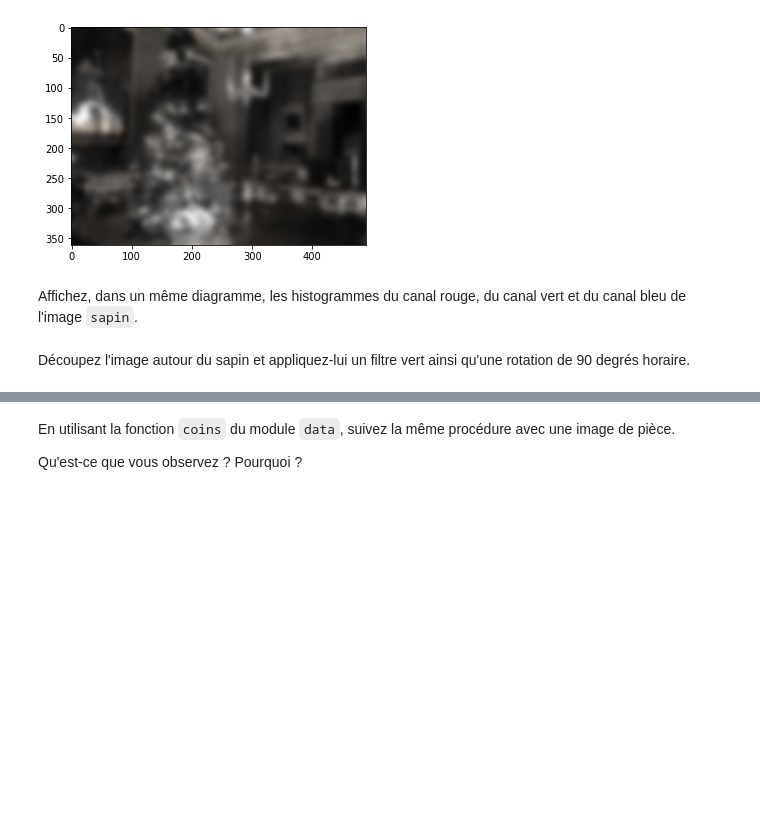
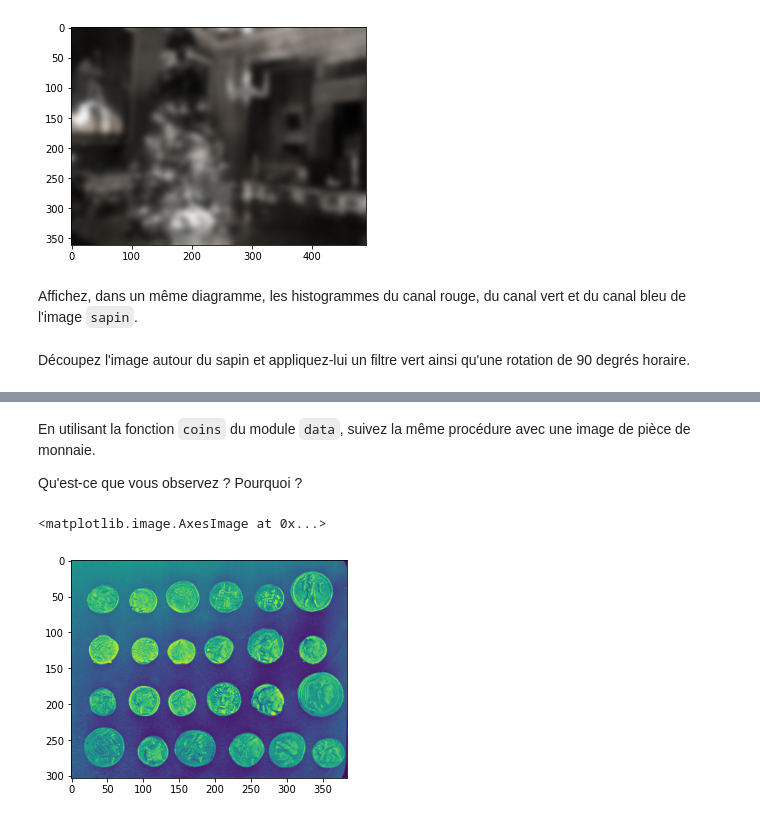
Before and after one commit to loic-yvonnet/algo-appliquee, a Jupyter notebook: cours/10-python-avance/work-assignment-21.ipynb, the cells around one changed output, grey strips where cells are left out. Saved outputs shown, nothing was run; the diff lists cells and outputs as text; code cells hidden in the pictures; blank space fills up the shorter version.

```diff
--- a/cours/10-python-avance/work-assignment-21.ipynb
+++ b/cours/10-python-avance/work-assignment-21.ipynb
@@ -485,4 +612,11 @@ Décrivez ce qui arrive pour le sapin lui-même.
 # %% [markdown]
-En utilisant la fonction `coins` du module `data`, suivez la même procédure avec une image de pièce.
+En utilisant la fonction `coins` du module `data`, suivez la même procédure avec une image de pièce de monnaie.
 
 Qu'est-ce que vous observez ? Pourquoi ?
+# %%
+from skimage.data import coins
+
+plt.imshow(coins())
+# %% [output]
+<matplotlib.image.AxesImage at 0x...>
+[figure, added]
```
Also changed, not shown: parts of 15 cells of this notebook.
